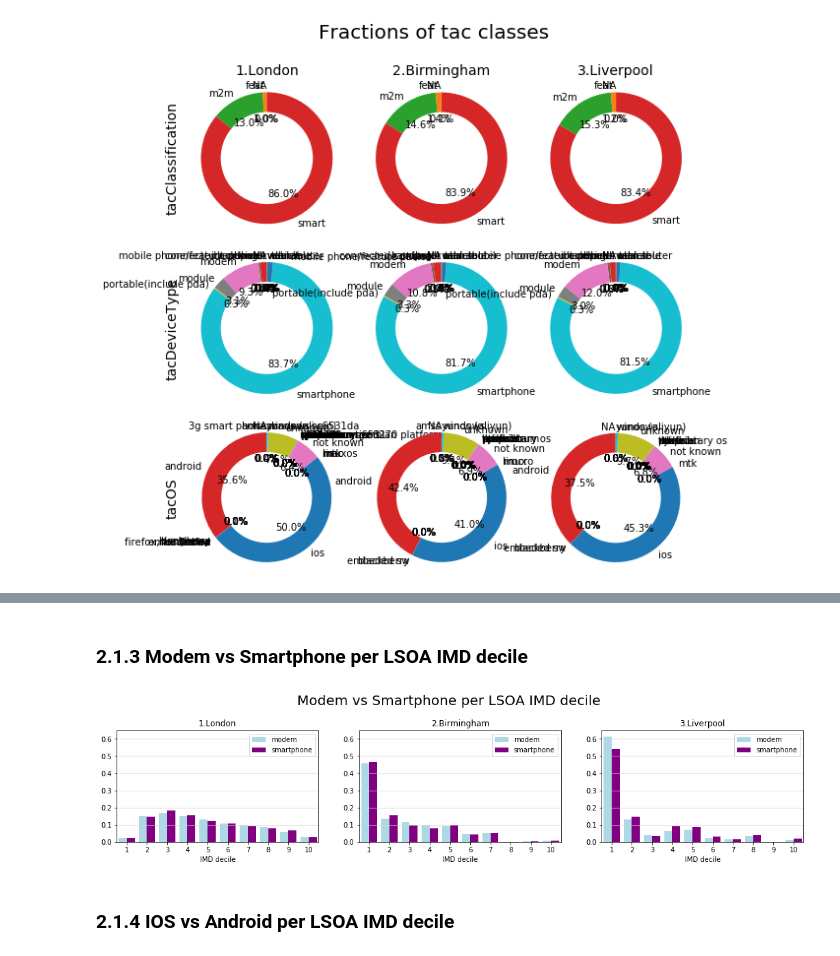
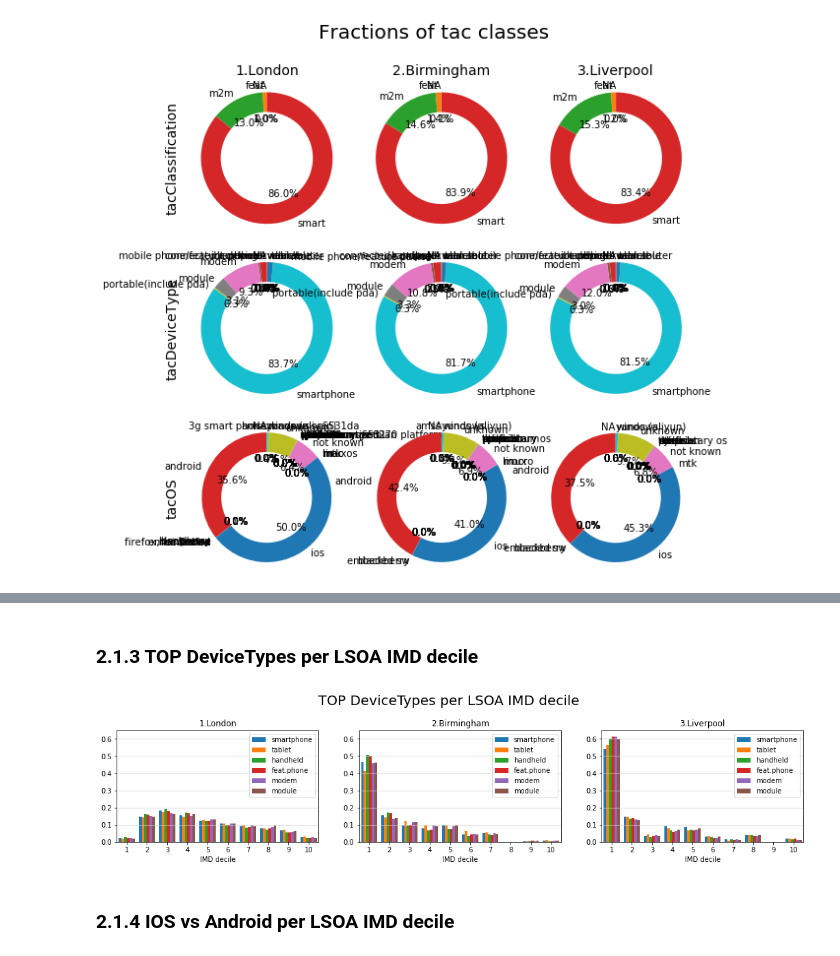
Before and after one commit to 5uperpalo/Telefonica, a Jupyter notebook: IMC2020/UK_Devices.ipynb, the cells around one changed output, grey strips where cells are left out. Saved outputs shown, nothing was run; the diff lists cells and outputs as text; code cells hidden in the pictures.

```diff
--- a/IMC2020/UK_Devices.ipynb
+++ b/IMC2020/UK_Devices.ipynb
@@ -163,30 +157,48 @@ Name: tacOS, dtype: int64
 # %% [markdown]
-### 2.1.3 Modem vs Smartphone per LSOA IMD decile
+### 2.1.3 TOP DeviceTypes per LSOA IMD decile
 # %%
 fig, ax = plt.subplots(1, 3, figsize=(18, 3), facecolor='w', edgecolor='k')
-fig.suptitle('Modem vs Smartphone per LSOA IMD decile', size=20, y=1.12)
+fig.suptitle('TOP DeviceTypes per LSOA IMD decile', size=20, y=1.12)
 
 def applyPlotStyle(ax):
     ax.yaxis.grid(True, linestyle='-', which='both', color='lightgrey')
     ax.set_ylim([0,0.65])
     ax.set_xlabel('IMD decile')
     ax.set_xlim([0.5,10.5])
     ax.set_xticks([1,2,3,4,5,6,7,8,9,10])
     ax.legend()
 
-ax[0].hist([london_devices_pd[london_devices_pd.tacDeviceType=='modem'].decile,london_devices_pd[london_devices_pd.tacDeviceType=='smartphone'].decile],color=['lightblue','purple'], bins=np.arange(12)-0.5, density=True, label=['modem', 'smartphone'])
+ax[0].hist([london_devices_pd[london_devices_pd.tacDeviceType=='smartphone'].IMDDecil,\
+            london_devices_pd[london_devices_pd.tacDeviceType=='tablet'].IMDDecil,\
+            london_devices_pd[london_devices_pd.tacDeviceType=='handheld'].IMDDecil,\
+            london_devices_pd[london_devices_pd.tacDeviceType=='mobile phone/feature phone'].IMDDecil,\
+            london_devices_pd[london_devices_pd.tacDeviceType=='modem'].IMDDecil,\
+            london_devices_pd[london_devices_pd.tacDeviceType=='module'].IMDDecil],\
+            bins=np.arange(12)-0.5, density=True, label=['smartphone', 'tablet', 'handheld', 'feat.phone','modem', 'module'])
 applyPlotStyle(ax[0])
 ax[0].set_title('1.London')
 
-ax[1].hist([birmingham_devices_pd[birmingham_devices_pd.tacDeviceType=='modem'].decile,birmingham_devices_pd[birmingham_devices_pd.tacDeviceType=='smartphone'].decile],color=['lightblue','purple'], bins=np.arange(12)-0.5, density=True, label=['modem', 'smartphone'])
+ax[1].hist([birmingham_devices_pd[birmingham_devices_pd.tacDeviceType=='smartphone'].IMDDecil,\
+            birmingham_devices_pd[birmingham_devices_pd.tacDeviceType=='tablet'].IMDDecil,\
+            birmingham_devices_pd[birmingham_devices_pd.tacDeviceType=='handheld'].IMDDecil,\
+            birmingham_devices_pd[birmingham_devices_pd.tacDeviceType=='mobile phone/feature phone'].IMDDecil,\
+            birmingham_devices_pd[birmingham_devices_pd.tacDeviceType=='modem'].IMDDecil,\
+            birmingham_devices_pd[birmingham_devices_pd.tacDeviceType=='module'].IMDDecil],\
+            bins=np.arange(12)-0.5, density=True, label=['smartphone', 'tablet', 'handheld', 'feat.phone','modem', 'module'])
 applyPlotStyle(ax[1])
 ax[1].set_title('2.Birmingham')
 
-ax[2].hist([liverpool_devices_pd[liverpool_devices_pd.tacDeviceType=='modem'].decile,liverpool_devices_pd[liverpool_devices_pd.tacDeviceType=='smartphone'].decile],color=['lightblue','purple'], bins=np.arange(12)-0.5, density=True, label=['modem', 'smartphone'])
+ax[2].hist([liverpool_devices_pd[liverpool_devices_pd.tacDeviceType=='smartphone'].IMDDecil,\
+            liverpool_devices_pd[liverpool_devices_pd.tacDeviceType=='tablet'].IMDDecil,\
+            liverpool_devices_pd[liverpool_devices_pd.tacDeviceType=='handheld'].IMDDecil,\
+            liverpool_devices_pd[liverpool_devices_pd.tacDeviceType=='mobile phone/feature phone'].IMDDecil,\
+            liverpool_devices_pd[liverpool_devices_pd.tacDeviceType=='modem'].IMDDecil,\
+            liverpool_devices_pd[liverpool_devices_pd.tacDeviceType=='module'].IMDDecil],\
+            bins=np.arange(12)-0.5, density=True, label=['smartphone', 'tablet', 'handheld', 'feat.phone','modem', 'module'])
 applyPlotStyle(ax[2])
 ax[2].set_title('3.Liverpool');
 # %% [output]
-[figure, old version]
+[figure, new version]
 # %% [markdown]
 ### 2.1.4 IOS vs Android per LSOA IMD decile
 # %%
```
Also changed, not shown: parts of 5 cells of this notebook.
